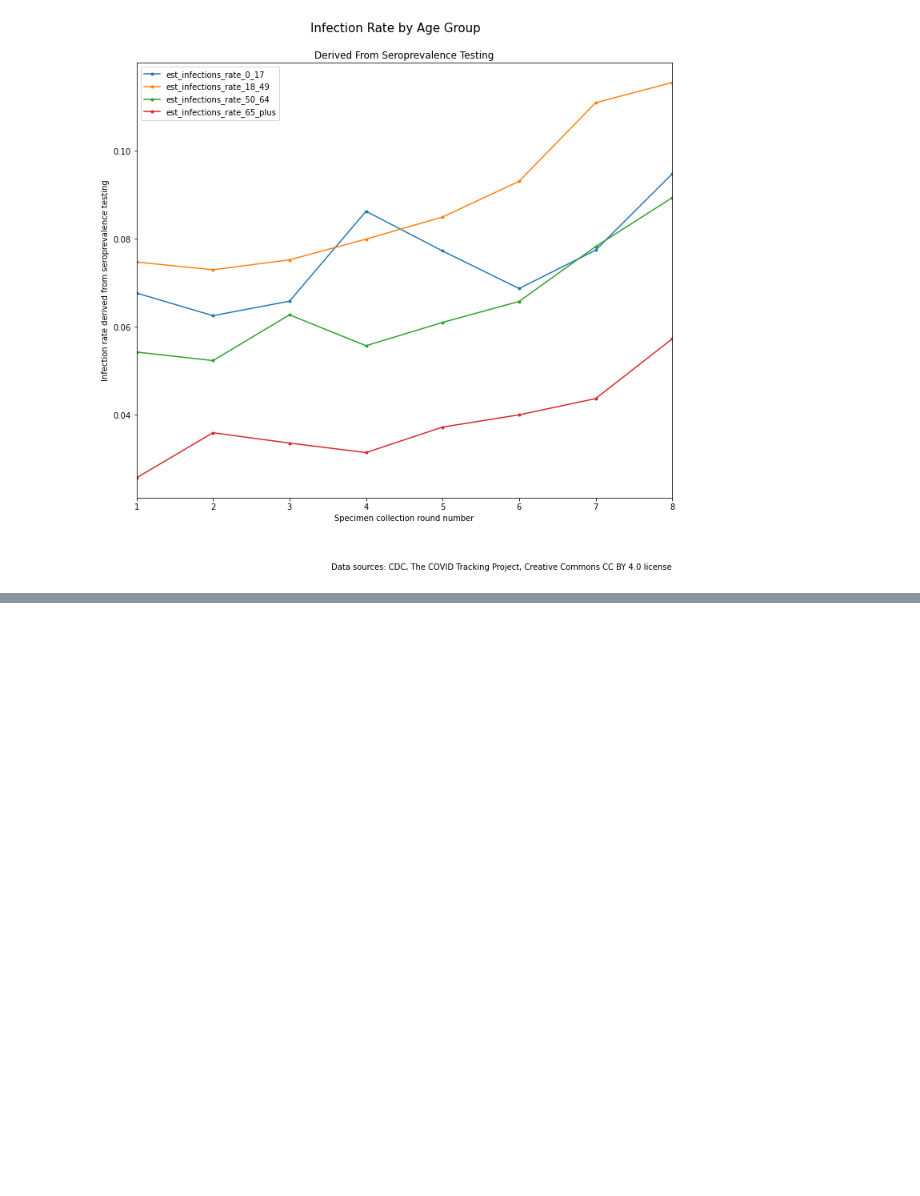
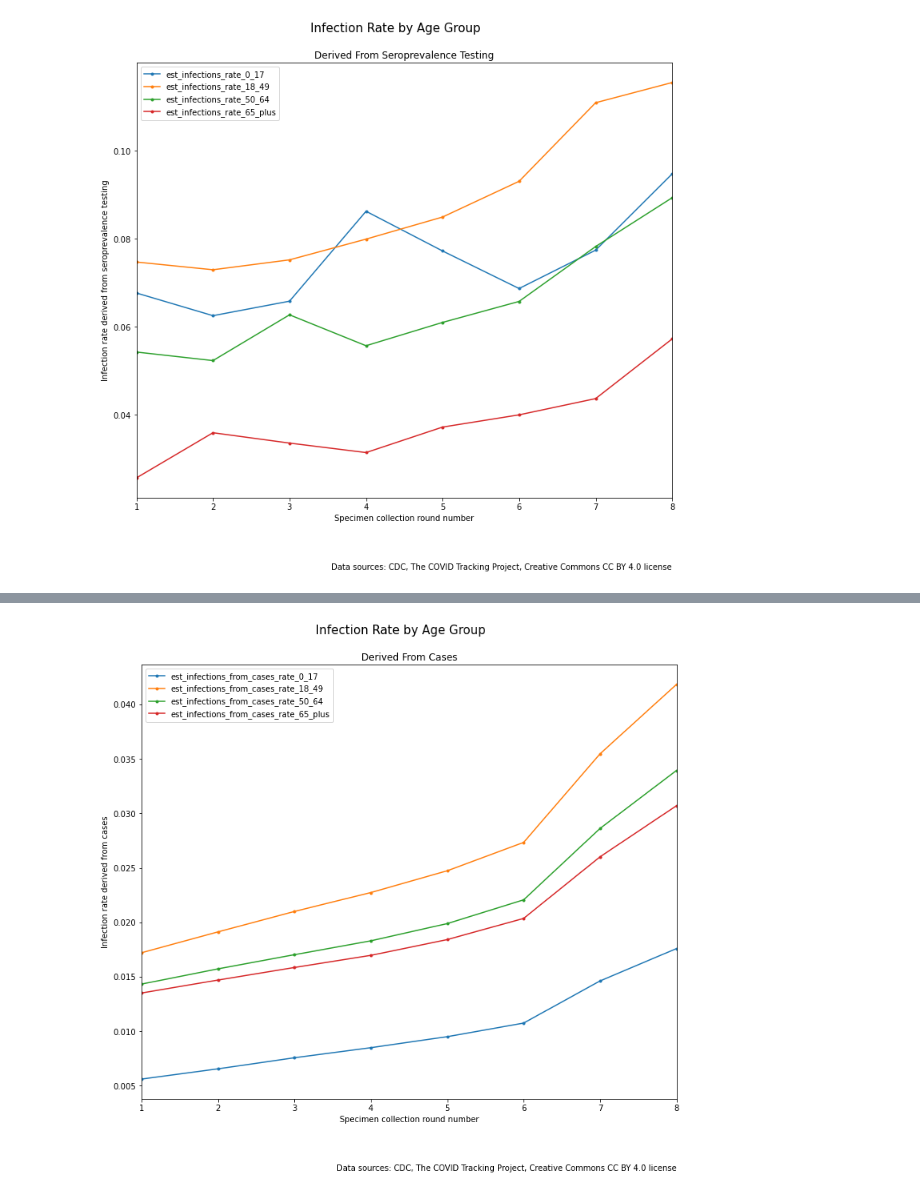
Before and after one commit to salvir1/COVID-19-outbreak-data-analysis, a Jupyter notebook: covid-seroprevalance-analysis.ipynb, the cells around one changed output, grey strips where cells are left out. Saved outputs shown, nothing was run; the diff lists cells and outputs as text; code cells hidden in the pictures; blank space fills up the shorter version.

```diff
--- a/covid-seroprevalance-analysis.ipynb
+++ b/covid-seroprevalance-analysis.ipynb
@@ -529,2 +559,2 @@ Now we need to do the same thing with the case data--calculate the case rate by
 # %%
-CDC_case_df['age_group'].unique()
+CDC_case_df = CDC_case_df[CDC_case_df['age_group']!='Unknown']
@@ -540,0 +667,45 @@ CDC_case_df[CDC_case_df['age_group']=='Unknown'].drop()
+# %%
+seroprev_US = seroprev_US.merge(age_group_df, on='Round')
+# %%
+
+seroprev_US['est_infections_from_cases_rate_0_17'] = (seroprev_US['cases_0_17'] / seroprev_US['pop_0_17'] /
+                                           (1-pct_unknowns))
+seroprev_US['est_infections_from_cases_rate_18_49'] = (seroprev_US['cases_18_49'] / seroprev_US['pop_18_49'] /
+                                           (1-pct_unknowns))
+seroprev_US['est_infections_from_cases_rate_50_64'] = (seroprev_US['cases_50_64'] / seroprev_US['pop_50_64'] /
+                                           (1-pct_unknowns))
+seroprev_US['est_infections_from_cases_rate_65_plus'] = (seroprev_US['cases_65_plus'] / seroprev_US['pop_65_plus'] /
+                                           (1-pct_unknowns))
+# %%
+seroprev_US['undercount_rate_0_17'] = (seroprev_US['est_infections_0_17'] /
+                                       seroprev_US['est_infections_from_cases_rate_0_17']
+                                      ) #/ seroprev_US['est_infections_0_17']
+seroprev_US['undercount_rate_18_49'] = (seroprev_US['est_infections_18_49'] /
+                                        seroprev_US['est_infections_from_cases_rate_18_49']
+                                       ) #/ seroprev_US['est_infections_18_49']
+seroprev_US['undercount_rate_50_64'] = (seroprev_US['est_infections_50_64'] /
+                                        seroprev_US['est_infections_from_cases_rate_50_64']
+                                       ) #/ seroprev_US['est_infections_50_64']
+seroprev_US['undercount_rate_65_plus'] = (seroprev_US['est_infections_65_plus'] /
+                                          seroprev_US['est_infections_from_cases_rate_65_plus']
+                                         ) #/ seroprev_US['est_infections_65_plus']
+# %%
+fig, ax = plt.subplots(figsize = (12, 10))
+# seroprev_US.set_index('last_date_of_round', inplace=True)
+
+for col_name in ['est_infections_from_cases_rate_0_17', 'est_infections_from_cases_rate_18_49',
+                 'est_infections_from_cases_rate_50_64', 'est_infections_from_cases_rate_65_plus']:
+    ax.plot(seroprev_US['Round'],
+            seroprev_US[col_name],
+            label = col_name,
+            marker = '.')
+
+ax.set_xlabel('Specimen collection round number')
+ax.set_ylabel('Infection rate derived from cases')
+ax.set_xlim(1,8)
+ax.set_title('Derived From Cases')
+ax.legend()
+fig.suptitle(f'Infection Rate by Age Group', size=15, y=0.95)
+plt.figtext(0.9, 0, 'Data sources: CDC, The COVID Tracking Project, Creative Commons CC BY 4.0 license', horizontalalignment='right');
+# %% [output]
+[figure, added]
```
Also changed, not shown: parts of 28 cells of this notebook.
